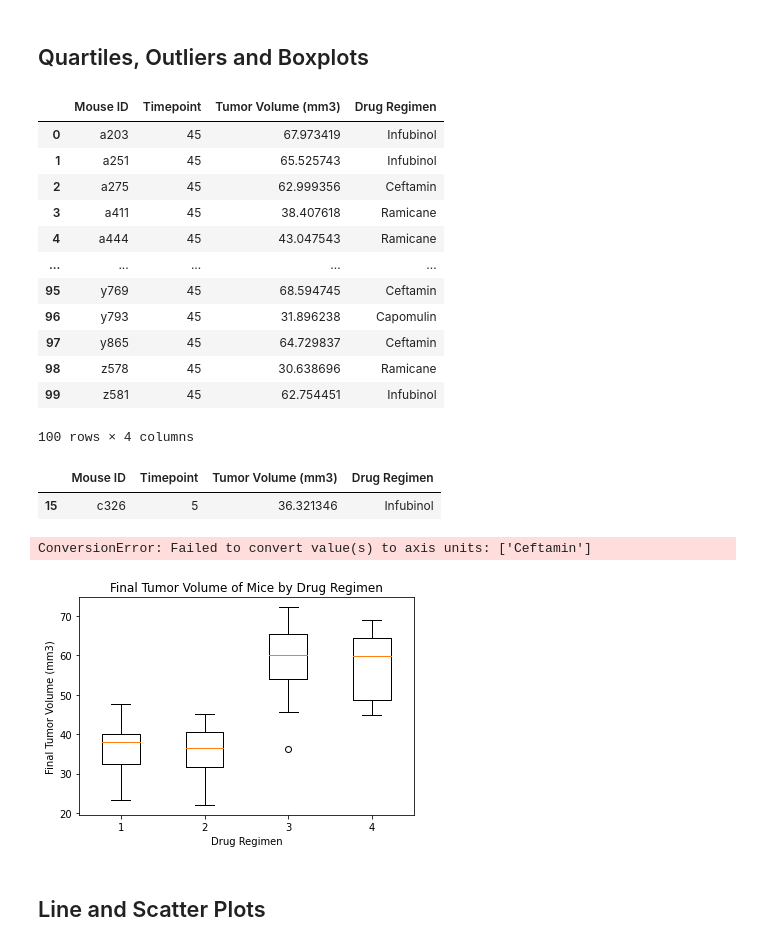
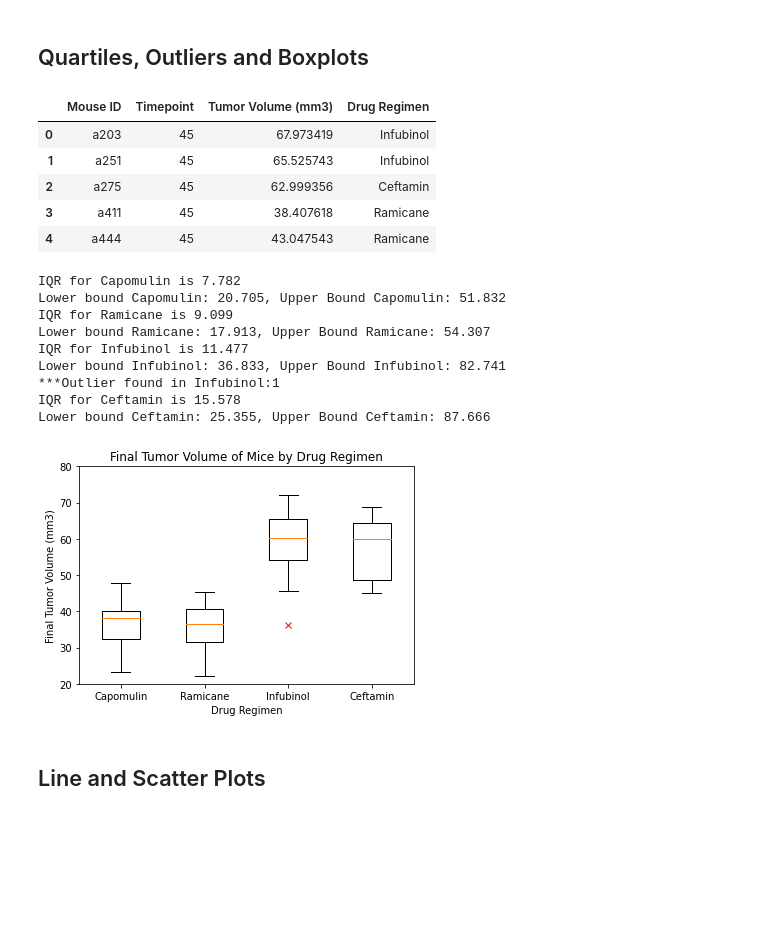
Before and after one commit to LaurenGT/pymaceuticals_analysis, a Jupyter notebook: pymaceuticals_starter.ipynb, the cells around one changed output. Cells and saved outputs as stored; diff of their text form; code cells hidden in the pictures; blank space fills up the shorter version.

```diff
--- a/pymaceuticals_starter.ipynb
+++ b/pymaceuticals_starter.ipynb
@@ -238,16 +215,14 @@ plt.show()
 # Capomulin, Ramicane, Infubinol, and Ceftamin
 
 reduced_tx_df = clean_mouse_data.loc[(clean_mouse_data["Drug Regimen"] == "Capomulin") | (clean_mouse_data["Drug Regimen"] == "Ramicane") | (clean_mouse_data["Drug Regimen"] == "Infubinol") | (clean_mouse_data["Drug Regimen"] == "Ceftamin")]
-#reduced_tx_df
 
 # Start by getting the last (greatest) timepoint for each mouse
 grp_reduced_tx =  reduced_tx_df[["Mouse ID", "Drug Regimen", "Timepoint"]].groupby(["Mouse ID"]).max()
-# grp_reduced_tx.head(10)
 
 # Merge this group df with the original dataframe to get the tumor volume at the last timepoint
 last_vol = pd.merge(study_results, grp_reduced_tx, how="right", on=["Mouse ID","Timepoint"]).sort_values(by="Mouse ID", ascending=True).drop(["Metastatic Sites"], axis = 1).set_index(["Mouse ID"])
 final_last_vol = last_vol.reset_index("Mouse ID")
-final_last_vol
+final_last_vol.head()
 # %% [output]
 |  | Mouse ID | Timepoint | Tumor Volume (mm3) | Drug Regimen |
 | 0 | a203 | 45 | 67.973419 | Infubinol |
@@ -255,13 +230,6 @@ final_last_vol
 | 2 | a275 | 45 | 62.999356 | Ceftamin |
 | 3 | a411 | 45 | 38.407618 | Ramicane |
 | 4 | a444 | 45 | 43.047543 | Ramicane |
-| ... | ... | ... | ... | ... |
-| 95 | y769 | 45 | 68.594745 | Ceftamin |
-| 96 | y793 | 45 | 31.896238 | Capomulin |
-| 97 | y865 | 45 | 64.729837 | Ceftamin |
-| 98 | z578 | 45 | 30.638696 | Ramicane |
-| 99 | z581 | 45 | 62.754451 | Infubinol |
-100 rows × 4 columns
 # %%
 # Put treatments into a list for a for loop (and later for plot labels)
 tx = ["Capomulin", "Ramicane", "Infubinol", "Ceftamin"]
@@ -280,27 +248,34 @@ for treatment in tx:
     iqr = upperq-lowerq
     lowerb = lowerq - (1.5*iqr)
     upperb = upperq + (1.5*iqr)
+    print(f"IQR for {treatment} is {round(iqr,3)}")
+    print(f"Lower bound {treatment}: {round(lowerb,3)}, Upper Bound {treatment}: {round(upperb,3)}")
 
     # Determine outliers using upper and lower bounds
     outliers = tx_reg.loc[(tx_reg["Tumor Volume (mm3)"] < lowerb) | (tx_reg["Tumor Volume (mm3)"] > upperb)]
     if outliers.empty == False:
-        display(outliers)
+        print(f'***Outlier found in {treatment}:{len(outliers)}')
 # %% [output]
-|  | Mouse ID | Timepoint | Tumor Volume (mm3) | Drug Regimen |
-| 15 | c326 | 5 | 36.321346 | Infubinol |
+IQR for Capomulin is 7.782
+Lower bound Capomulin: 20.705, Upper Bound Capomulin: 51.832
+IQR for Ramicane is 9.099
+Lower bound Ramicane: 17.913, Upper Bound Ramicane: 54.307
+IQR for Infubinol is 11.477
+Lower bound Infubinol: 36.833, Upper Bound Infubinol: 82.741
+***Outlier found in Infubinol:1
+IQR for Ceftamin is 15.578
+Lower bound Ceftamin: 25.355, Upper Bound Ceftamin: 87.666
 # %%
 # Generate a box plot of the final tumor volume of each mouse across four regimens of interest
-# fig1, ax1 = plt.subplots()
-# ax1
-plt.boxplot(vol)
+plt.boxplot(vol, sym="rx")
 plt.title("Final Tumor Volume of Mice by Drug Regimen")
 plt.ylabel("Final Tumor Volume (mm3)")
 plt.xlabel("Drug Regimen")
-plt.xticks([treatment])
+plt.xticks([1, 2, 3, 4],[treatment for treatment in tx])
+plt.ylim(20,80)
 plt.show()
 # %% [output]
-ConversionError: Failed to convert value(s) to axis units: ['Ceftamin']
-[figure, old version]
+[figure, new version]
 # %% [markdown]
 ## Line and Scatter Plots
 # %%
```
Also changed, not shown: parts of 9 cells of this notebook.
